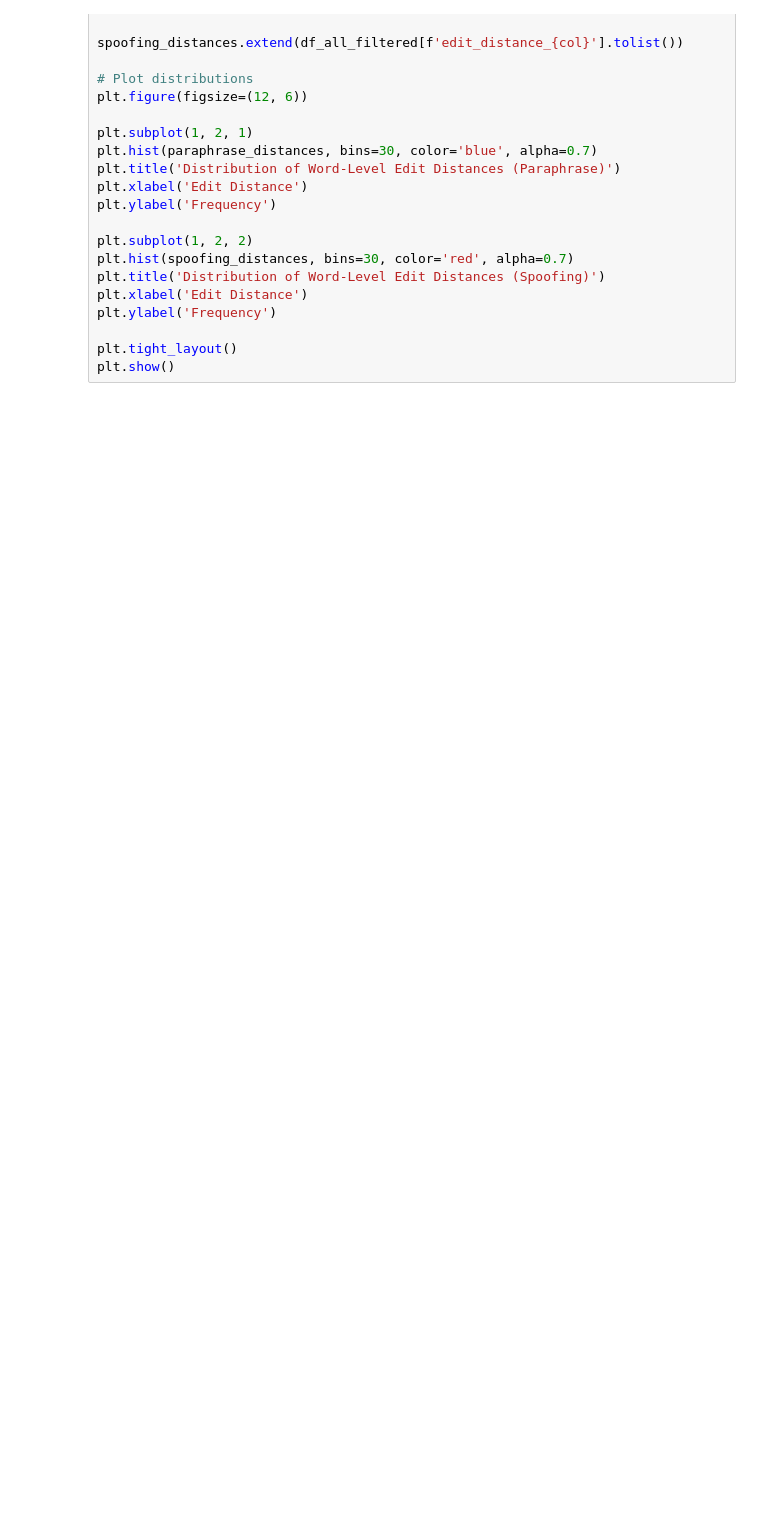
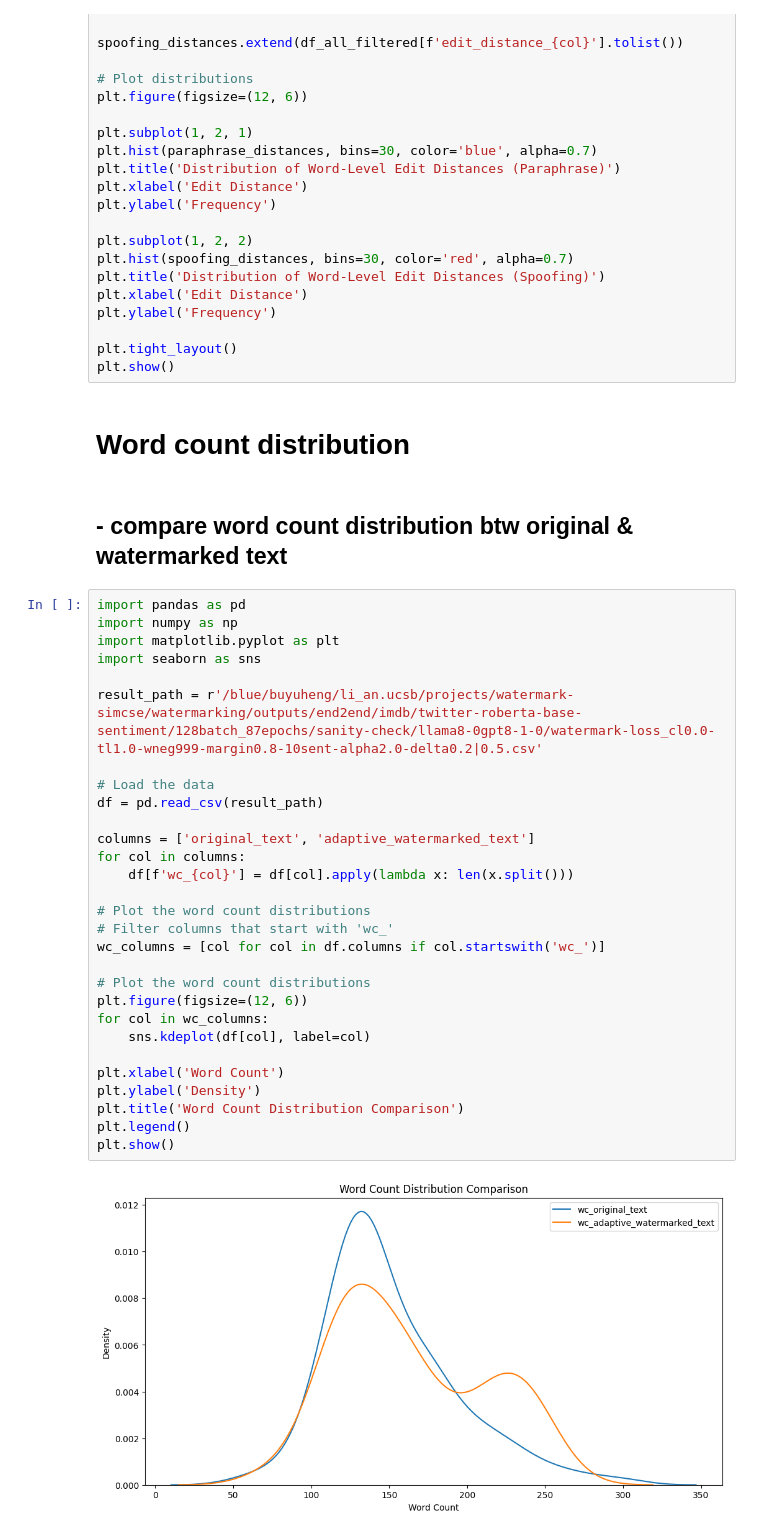
Before and after one commit to an1118/watermark-simcse, a Jupyter notebook: watermarking/util/eda.ipynb, the cells around one changed output. Saved outputs shown, nothing was run; the diff lists cells and outputs as text; blank space fills up the shorter version.

```diff
--- a/watermarking/util/eda.ipynb
+++ b/watermarking/util/eda.ipynb
@@ -120,3 +120,38 @@ plt.ylabel('Frequency')
 
 plt.tight_layout()
 plt.show()
+# %% [markdown]
+# Word count distribution
+# %% [markdown]
+## - compare word count distribution btw original & watermarked text
+# %%
+import pandas as pd
+import numpy as np
+import matplotlib.pyplot as plt
+import seaborn as sns
+
+result_path = r'/blue/buyuheng/li_an.ucsb/projects/watermark-simcse/watermarking/outputs/end2end/imdb/twitter-roberta-base-sentiment/128batch_87epochs/sanity-check/llama8-0gpt8-1-0/watermark-loss_cl0.0-tl1.0-wneg999-margin0.8-10sent-alpha2.0-delta0.2|0.5.csv'
+
+# Load the data
+df = pd.read_csv(result_path)
+
+columns = ['original_text', 'adaptive_watermarked_text']
+for col in columns:
+    df[f'wc_{col}'] = df[col].apply(lambda x: len(x.split()))
+
+# Plot the word count distributions
+# Filter columns that start with 'wc_'
+wc_columns = [col for col in df.columns if col.startswith('wc_')]
+
+# Plot the word count distributions
+plt.figure(figsize=(12, 6))
+for col in wc_columns:
+    sns.kdeplot(df[col], label=col)
+
+plt.xlabel('Word Count')
+plt.ylabel('Density')
+plt.title('Word Count Distribution Comparison')
+plt.legend()
+plt.show()
+# %% [output]
+[figure, added]
```
Also changed, not shown: parts of 2 cells of this notebook, 7 other files.
